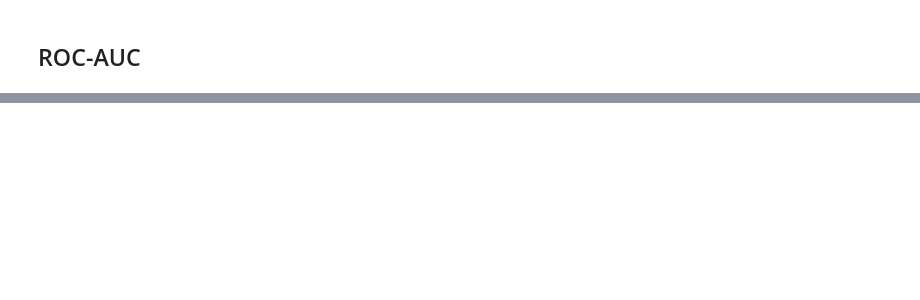
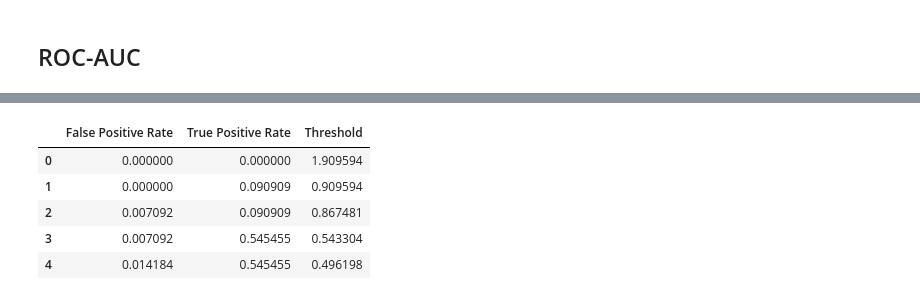
Before and after one commit to KWeatherwalks/EduWikiML, a Jupyter notebook: LogisticRegressionModel.ipynb, the cells around one changed output, grey strips where cells are left out. Saved outputs shown, nothing was run; the diff lists cells and outputs as text; code cells hidden in the pictures; blank space fills up the shorter version.

```diff
--- a/LogisticRegressionModel.ipynb
+++ b/LogisticRegressionModel.ipynb
@@ -241,0 +258,17 @@ The moment of truth
+# %%
+fpr, tpr, thresholds = roc_curve(y_test.map({'Yes':1, 'No':0}), y_pred_prob)
+
+# Results table
+roccurve_df = pd.DataFrame({
+    'False Positive Rate': fpr,
+    'True Positive Rate': tpr,
+    'Threshold': thresholds
+})
+roccurve_df.head()
+# %% [output]
+|  | False Positive Rate | True Positive Rate | Threshold |
+| 0 | 0.000000 | 0.000000 | 1.909594 |
+| 1 | 0.000000 | 0.090909 | 0.909594 |
+| 2 | 0.007092 | 0.090909 | 0.867481 |
+| 3 | 0.007092 | 0.545455 | 0.543304 |
+| 4 | 0.014184 | 0.545455 | 0.496198 |
```
Also changed, not shown: parts of 21 cells of this notebook, 1 other file.
